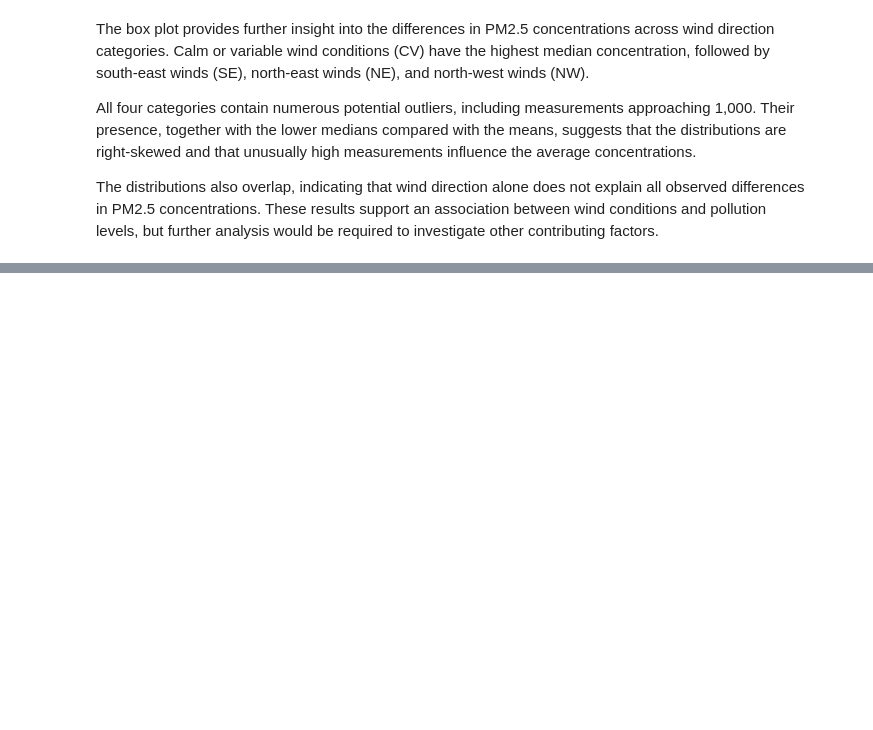
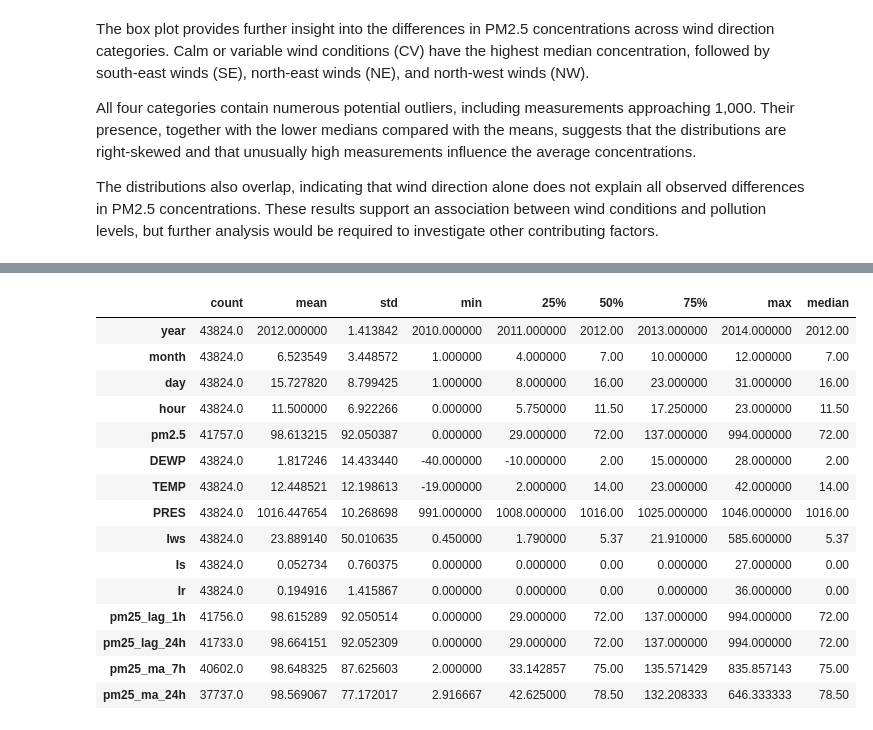
Before and after one commit to k-nizy/ML-pipeline-F1, a Jupyter notebook: notebooks/pm25_EDA.ipynb, the cells around one changed output, grey strips where cells are left out. Saved outputs shown, nothing was run; the diff lists cells and outputs as text; code cells hidden in the pictures; blank space fills up the shorter version.

```diff
--- a/notebooks/pm25_EDA.ipynb
+++ b/notebooks/pm25_EDA.ipynb
@@ -654,0 +848,27 @@ The distributions also overlap, indicating that wind direction alone does not ex
+# %%
+
+# Calculate descriptive statistics
+numerical_summary = numerical_columns.describe().T
+# %%
+# Add the median for easier comparison with the mean
+numerical_summary["median"] = numerical_columns.median()
+# %%
+# Display the results
+display(numerical_summary)
+# %% [output]
+|  | count | mean | std | min | 25% | 50% | 75% | max | median |
+| year | 43824.0 | 2012.000000 | 1.413842 | 2010.000000 | 2011.000000 | 2012.00 | 2013.000000 | 2014.000000 | 2012.00 |
+| month | 43824.0 | 6.523549 | 3.448572 | 1.000000 | 4.000000 | 7.00 | 10.000000 | 12.000000 | 7.00 |
+| day | 43824.0 | 15.727820 | 8.799425 | 1.000000 | 8.000000 | 16.00 | 23.000000 | 31.000000 | 16.00 |
+| hour | 43824.0 | 11.500000 | 6.922266 | 0.000000 | 5.750000 | 11.50 | 17.250000 | 23.000000 | 11.50 |
+| pm2.5 | 41757.0 | 98.613215 | 92.050387 | 0.000000 | 29.000000 | 72.00 | 137.000000 | 994.000000 | 72.00 |
+| DEWP | 43824.0 | 1.817246 | 14.433440 | -40.000000 | -10.000000 | 2.00 | 15.000000 | 28.000000 | 2.00 |
+| TEMP | 43824.0 | 12.448521 | 12.198613 | -19.000000 | 2.000000 | 14.00 | 23.000000 | 42.000000 | 14.00 |
+| PRES | 43824.0 | 1016.447654 | 10.268698 | 991.000000 | 1008.000000 | 1016.00 | 1025.000000 | 1046.000000 | 1016.00 |
+| Iws | 43824.0 | 23.889140 | 50.010635 | 0.450000 | 1.790000 | 5.37 | 21.910000 | 585.600000 | 5.37 |
+| Is | 43824.0 | 0.052734 | 0.760375 | 0.000000 | 0.000000 | 0.00 | 0.000000 | 27.000000 | 0.00 |
+| Ir | 43824.0 | 0.194916 | 1.415867 | 0.000000 | 0.000000 | 0.00 | 0.000000 | 36.000000 | 0.00 |
+| pm25_lag_1h | 41756.0 | 98.615289 | 92.050514 | 0.000000 | 29.000000 | 72.00 | 137.000000 | 994.000000 | 72.00 |
+| pm25_lag_24h | 41733.0 | 98.664151 | 92.052309 | 0.000000 | 29.000000 | 72.00 | 137.000000 | 994.000000 | 72.00 |
+| pm25_ma_7h | 40602.0 | 98.648325 | 87.625603 | 2.000000 | 33.142857 | 75.00 | 135.571429 | 835.857143 | 75.00 |
+| pm25_ma_24h | 37737.0 | 98.569067 | 77.172017 | 2.916667 | 42.625000 | 78.50 | 132.208333 | 646.333333 | 78.50 |
```
Also changed, not shown: parts of 17 cells of this notebook.
